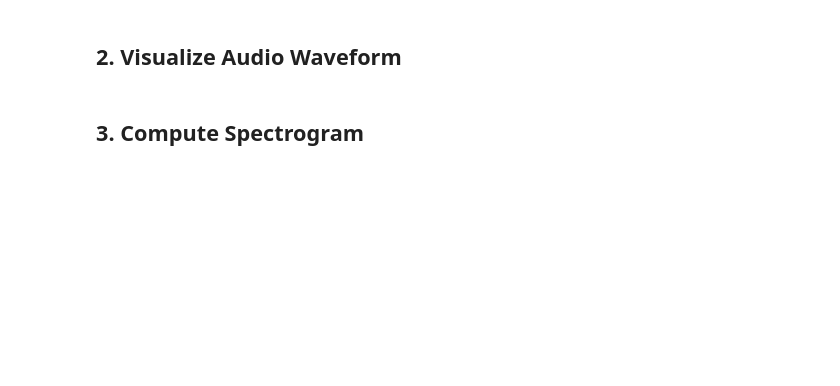
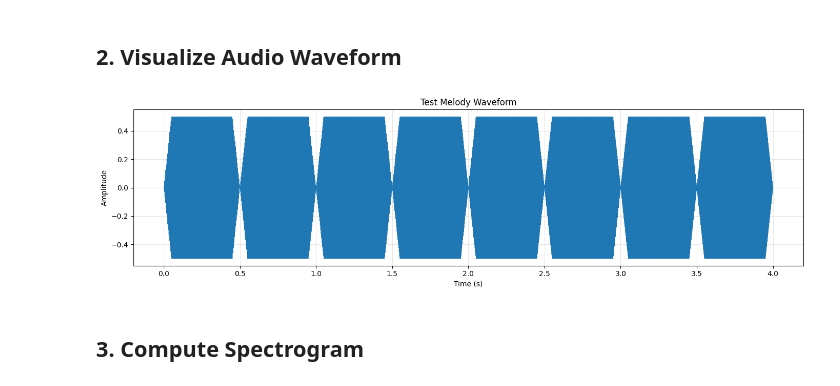
Before and after one commit to sthaarwin/AxTone, a Jupyter notebook: notebooks/01_dsp_test.ipynb, the cells around one changed output. Cells and saved outputs as stored; diff of their text form; code cells hidden in the pictures; blank space fills up the shorter version.

```diff
--- a/notebooks/01_dsp_test.ipynb
+++ b/notebooks/01_dsp_test.ipynb
@@ -40,13 +50,19 @@ print(f"Notes: {[midi_number_to_note_name(m) for m in midi_notes]}")
 # %% [markdown]
 ## 2. Visualize Audio Waveform
 # %%
+# Plot waveform manually to avoid matplotlib state issues
+time_axis = np.linspace(0, len(audio) / sr, len(audio))
+
 plt.figure(figsize=(14, 4))
-librosa.display.waveshow(audio, sr=sr)
+plt.plot(time_axis, audio, linewidth=0.5)
 plt.title('Test Melody Waveform')
 plt.xlabel('Time (s)')
 plt.ylabel('Amplitude')
+plt.grid(True, alpha=0.3)
 plt.tight_layout()
 plt.show()
+# %% [output]
+[figure, added]
 # %% [markdown]
 ## 3. Compute Spectrogram
 # %%
```
Also changed, not shown: parts of 7 cells of this notebook, 7 other files.
